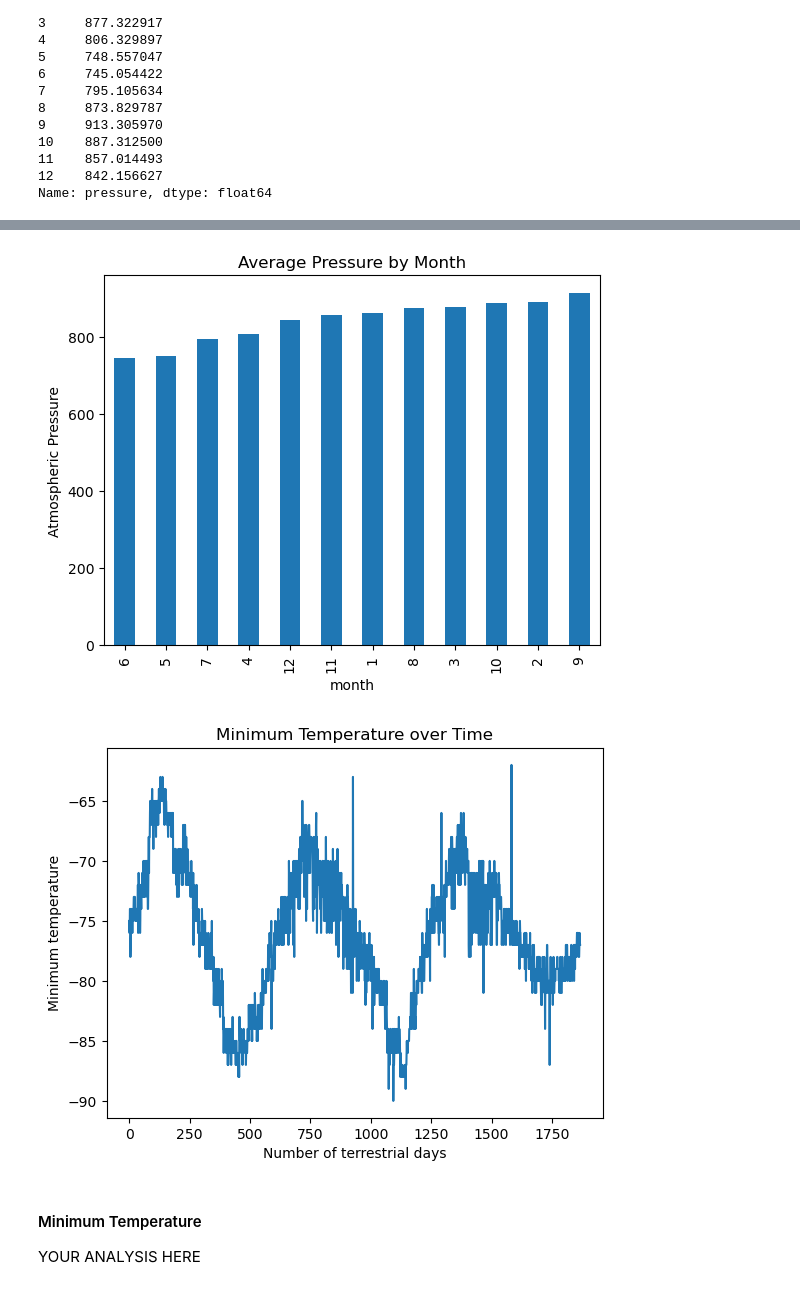
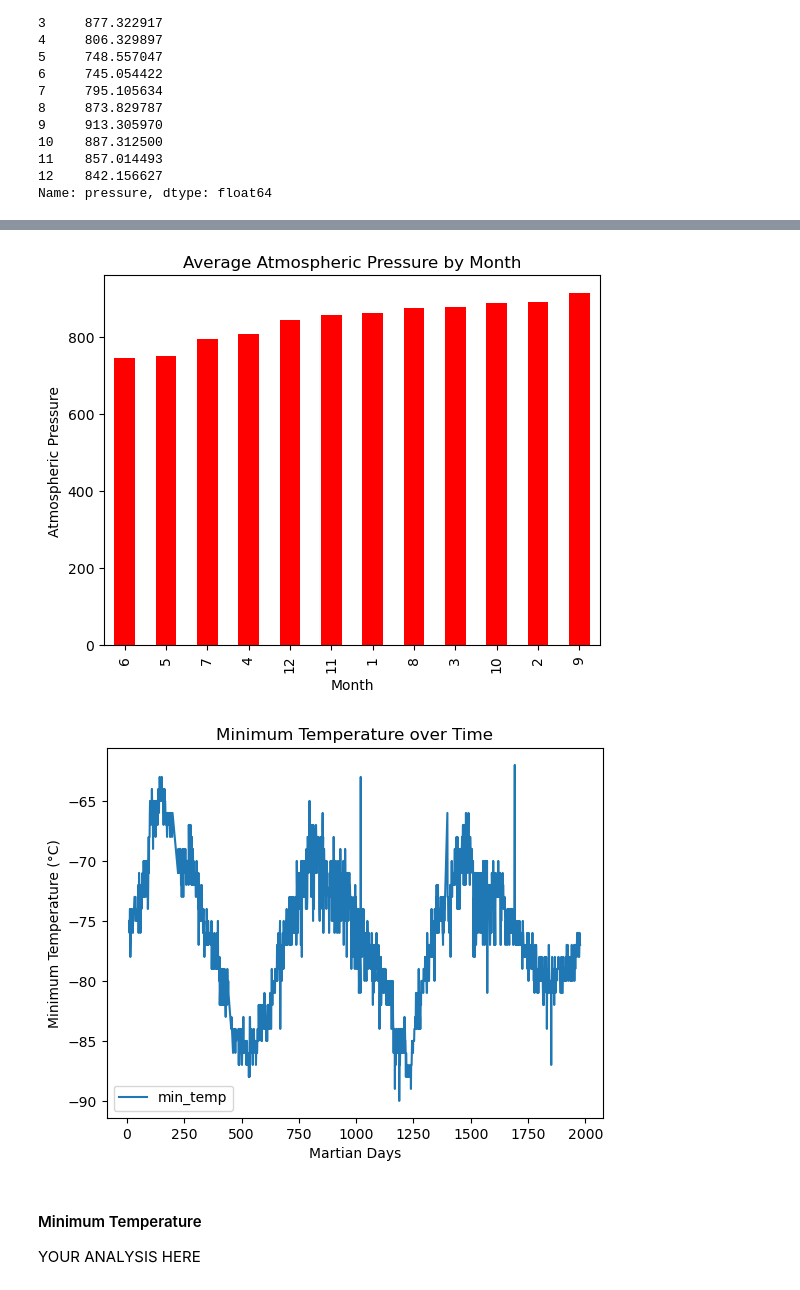
Before and after one commit to Daemch/beautiful_soup_challenge, a Jupyter notebook: Deliverables/part_2_mars_weather.ipynb, the cells around one changed output, grey strips where cells are left out. Cells and saved outputs as stored; diff of their text form; code cells hidden in the pictures.

```diff
--- a/Deliverables/part_2_mars_weather.ipynb
+++ b/Deliverables/part_2_mars_weather.ipynb
@@ -239,5 +256,8 @@ Name: min_temp, dtype: float64
 # %%
 # 4. What is the average pressure by month?
+avg_pressure = df.groupby('month')['pressure'].mean()
+
+print(avg_pressure)
 # %% [output]
 month
 1     862.488506
@@ -260,12 +285,23 @@ Name: pressure, dtype: float64
 # %%
 # Identify the lowest and highest pressure months in Curiosity's location by sorting the previous graph
+sorted_avg_pressure = avg_pressure.sort_values()
+sorted_avg_pressure.plot(kind='bar', color='red')
+plt.title('Average Atmospheric Pressure by Month')
+plt.xlabel('Month')
+plt.ylabel('Atmospheric Pressure')
+plt.show()
 # %% [output]
-[figure, old version]
+[figure, new version]
 # %%
 # 5. How many terrestrial (Earth) days are there in a Martian year?
 # Visually estimate the result by plotting the daily minimum temperature of each observation in the data set.
+df.plot(x='sol', y='min_temp', kind='line')
+plt.title('Minimum Temperature over Time')
+plt.xlabel('Martian Days')
+plt.ylabel('Minimum Temperature (°C)')
+plt.show()
 # %% [output]
-[figure, old version]
+[figure, new version]
 # %% [markdown]
 #### Minimum Temperature
 
```
Also changed, not shown: parts of 10 cells of this notebook, 1 other file.
